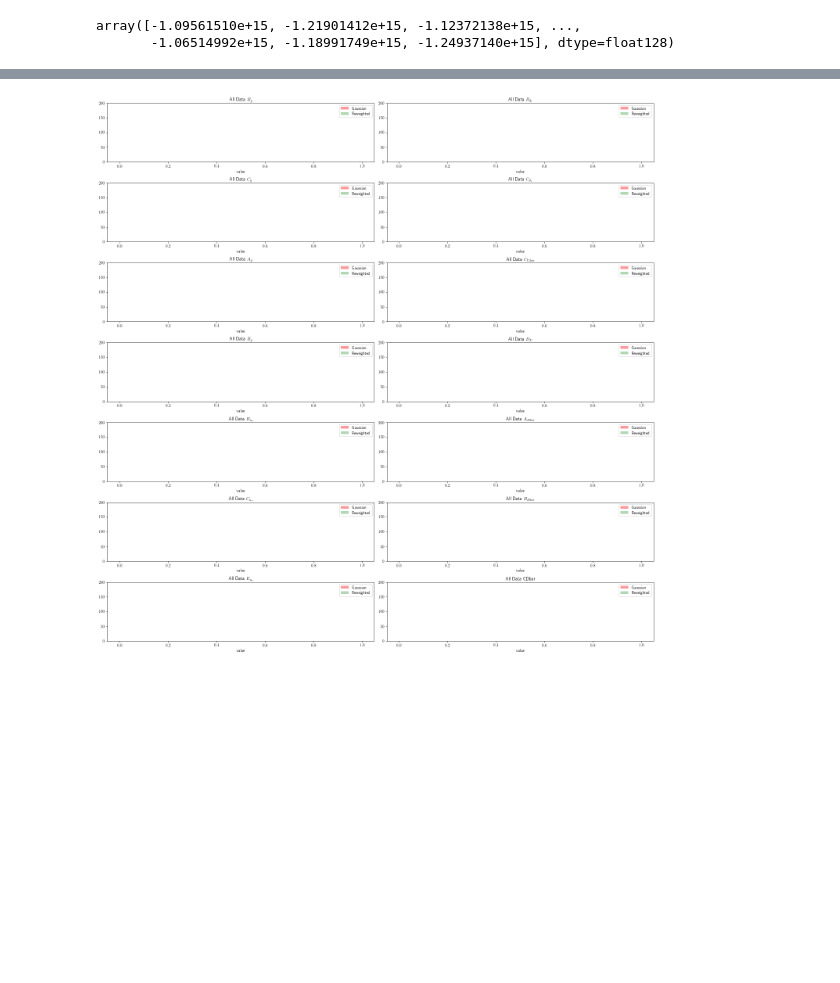
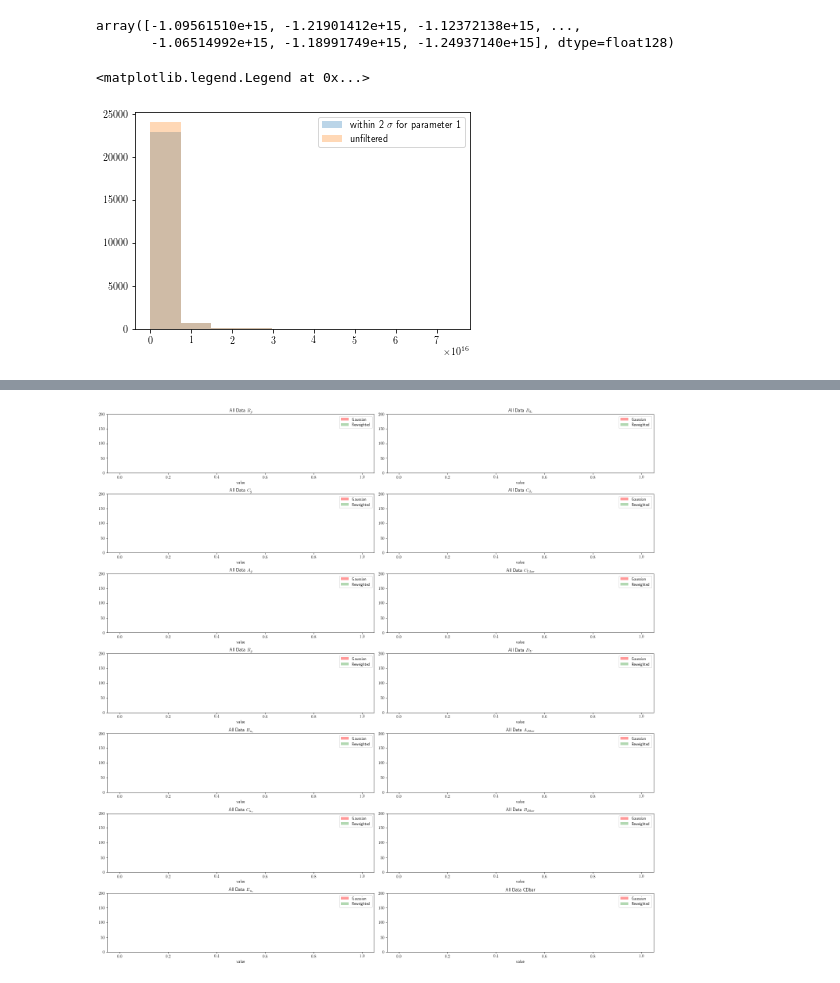
Before and after one commit to AliAlkadhim/PDF_Uncertainty, a Jupyter notebook: master_version/local/ALL_DATA_25k/Reweighting_2.ipynb, the cells around one changed output, grey strips where cells are left out. Cells and saved outputs as stored; diff of their text form; code cells hidden in the pictures; blank space fills up the shorter version.

```diff
--- a/master_version/local/ALL_DATA_25k/Reweighting_2.ipynb
+++ b/master_version/local/ALL_DATA_25k/Reweighting_2.ipynb
@@ -382,3 +392,10 @@ plt.hist(chi2_within_1_sigma)
 #     list_of_tuples.append(tuple_i)
 #len(list_of_tuples)
 #list_of_tuples[1]
+# %%
+plt.hist(MVG_within_1_sigma[0], label='within 2 $\sigma$ for parameter 1', alpha=0.3)
+plt.hist(MVN_per_point_l, label = 'unfiltered',  alpha=0.3)
+plt.legend()
+# %% [output]
+<matplotlib.legend.Legend at 0x...>
+[figure, added]
```
Also changed, not shown: parts of 7 cells of this notebook, 1 other file.
